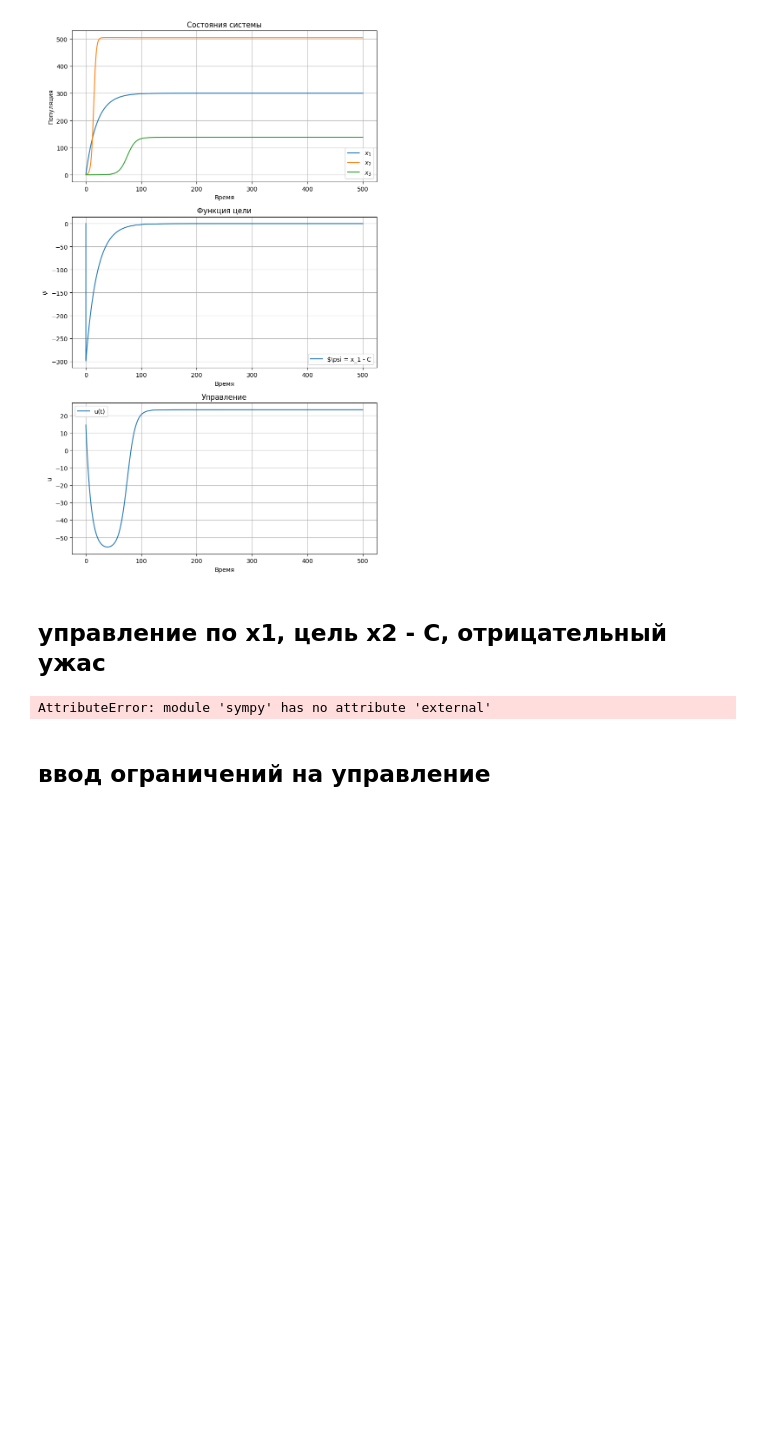
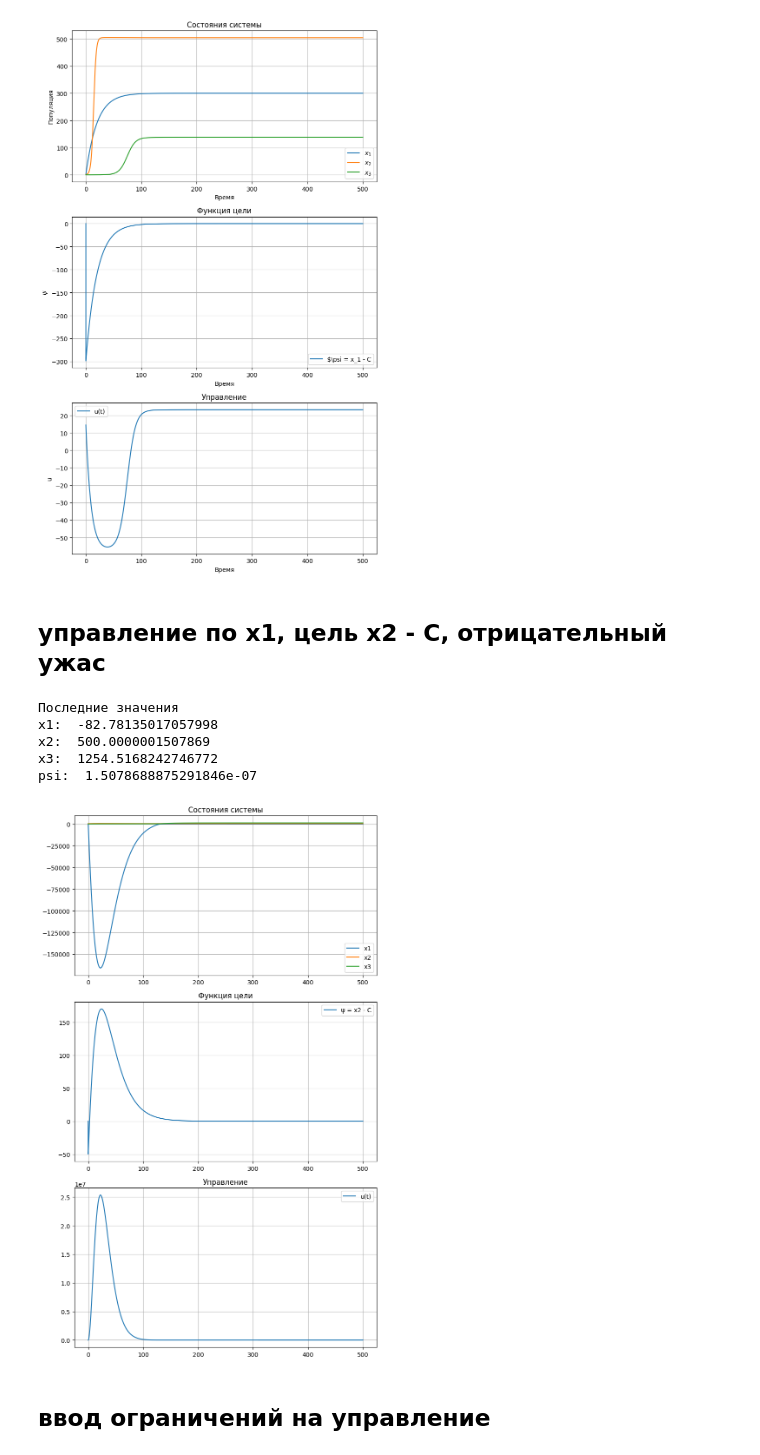
Before and after one commit to Emo4ka07/VKR, a Jupyter notebook: NTP_АКАР_1.ipynb, the cells around one changed output. Cells and saved outputs as stored; diff of their text form; code cells hidden in the pictures; blank space fills up the shorter version.

Commit message:
откатила sympy до 1.13.0, работает, отрицательный ужас

```diff
--- a/NTP_АКАР_1.ipynb
+++ b/NTP_АКАР_1.ipynb
@@ -1779,7 +1762,7 @@ u_func = lambdify(used_vars, u_expr, modules='numpy')
 # список значений этих переменных в нужном порядке
 # численные значения параметров
 values_dict = {
-    x1_sym: 800,
+    x1_sym: 200,
     x2_sym: 450,
     x3_sym: 25,
     T: 20,
@@ -1812,7 +1795,7 @@ x3_vals = np.zeros_like(t)
 psi = np.zeros_like(t)
 u_vals = np.zeros_like(t)
 
-x1_vals[0] = 800
+x1_vals[0] = 200
 x2_vals[0] = 450
 x3_vals[0] = 25
 
@@ -1873,34 +1856,39 @@ values_dict[x3_sym] = x3_vals[-1]
 args = [values_dict[v] for v in used_vars]
 u_vals[-1] = u_func(*args)
 
 # графики
 plt.figure(figsize=(8, 13))
 
 plt.subplot(3, 1, 1)
 plt.plot(t, x1_vals, label='x1')
 plt.plot(t, x2_vals, label='x2')
 plt.plot(t, x3_vals, label='x3')
 #plt.ylim(-5, 550)
 plt.title('Состояния системы')
 plt.legend()
 plt.grid()
 
 plt.subplot(3, 1, 2)
 plt.plot(t, psi, label='ψ = x2 - C')
 plt.title('Функция цели')
 plt.legend()
 plt.grid()
 
 plt.subplot(3, 1, 3)
 plt.plot(t, u_vals, label='u(t)')
 plt.title('Управление')
 plt.legend()
 plt.grid()
 
 plt.tight_layout()
 plt.show()
 # %% [output]
-AttributeError: module 'sympy' has no attribute 'external'
+Последние значения
+x1:  -82.78135017057998
+x2:  500.0000001507869
+x3:  1254.5168242746772
+psi:  1.5078688875291846e-07
+[figure, added]
 # %% [markdown]
 ## ввод ограничений на управление
 # %%
```
Also changed, not shown: parts of 4 cells of this notebook.
